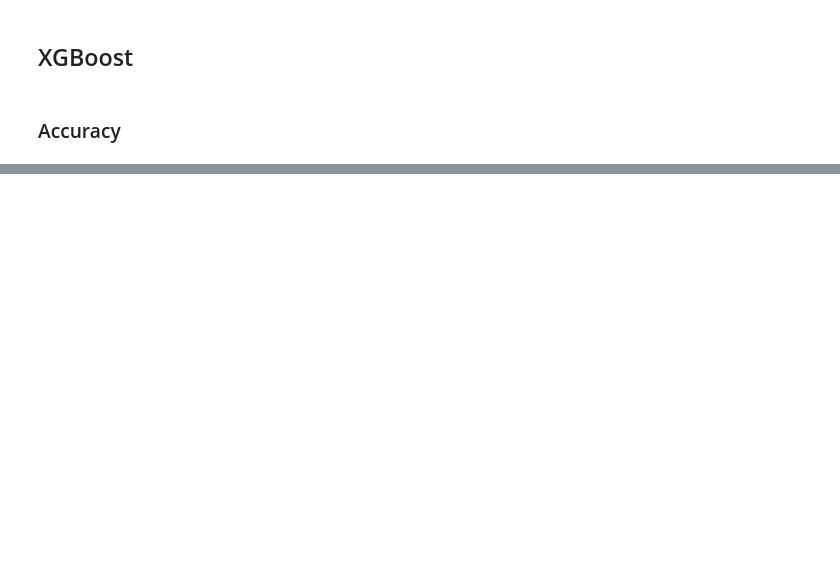
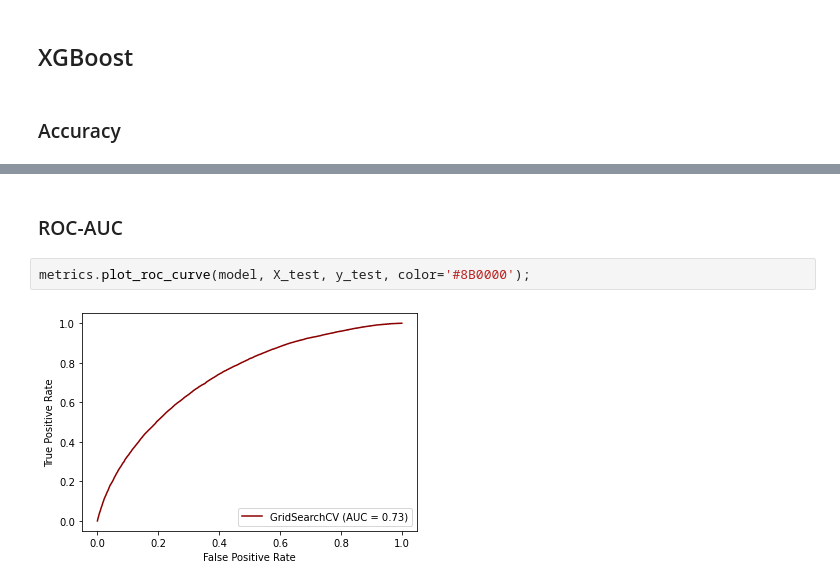
Before and after one commit to jlopezgaldon/lending_club, a Jupyter notebook: notebooks/10_TESTING_ACCURACY.ipynb, the cells around one changed output, grey strips where cells are left out. Saved outputs shown, nothing was run; the diff lists cells and outputs as text; blank space fills up the shorter version.

```diff
--- a/notebooks/10_TESTING_ACCURACY.ipynb
+++ b/notebooks/10_TESTING_ACCURACY.ipynb
@@ -106,0 +128,6 @@ print(result)
+# %% [markdown]
+### ROC-AUC
+# %%
+metrics.plot_roc_curve(model, X_test, y_test, color='#8B0000');
+# %% [output]
+[figure, added]
```
Also changed, not shown: parts of 13 cells of this notebook, 12 other files.
